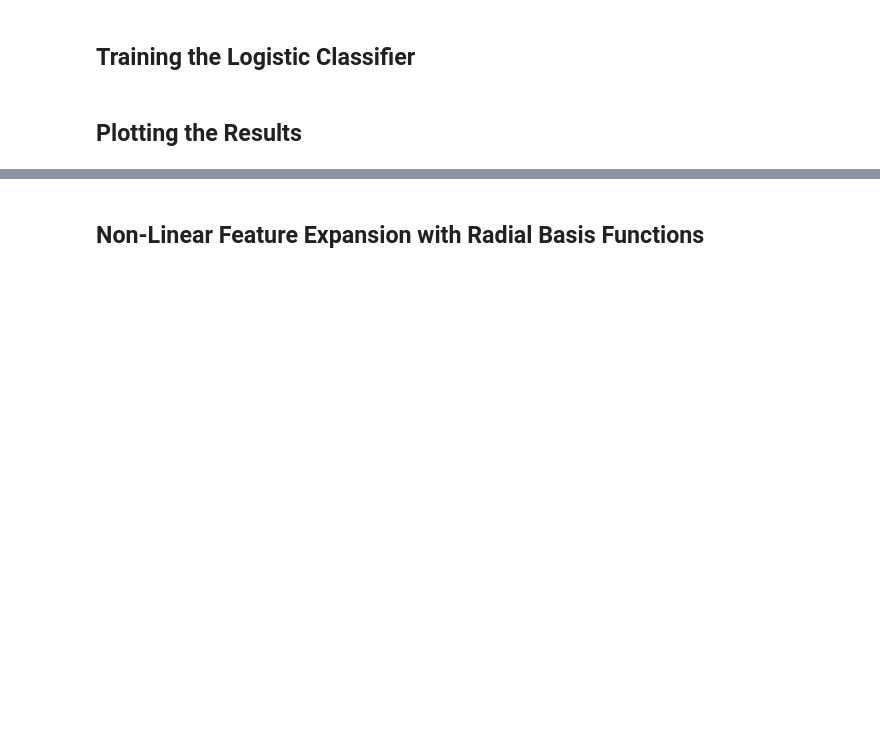
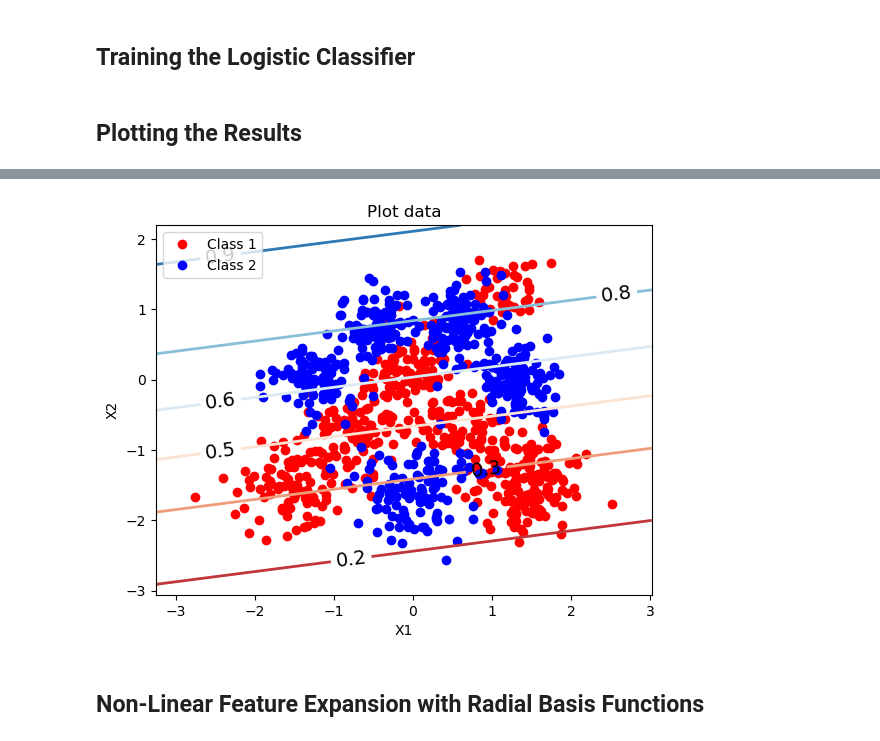
Before and after one commit to liuzihe02/iia, a Jupyter notebook: 3F8/coursework.ipynb, the cells around one changed output, grey strips where cells are left out. Saved outputs shown, nothing was run; the diff lists cells and outputs as text; code cells hidden in the pictures; blank space fills up the shorter version.

```diff
--- a/3F8/coursework.ipynb
+++ b/3F8/coursework.ipynb
@@ -256,19 +233,5 @@ plot_ll(ll_test)
 # %%
-##
-# Function that plots the predictive probabilities of the logistic classifier
-#
-# Input:
-#
-# X: 2d array with the input features for the data (without adding a constant column with ones at the beginning)
-# y: 1d array with the class labels (0 or 1) for the data
-# w: parameter vector
-# map_inputs: function that expands the original 2D inputs using basis functions.
-#
-# Output: Nothing.
-#
-
-
-def plot_predictive_distribution(X, y, w, map_inputs=lambda x: x):
+def plot_predictive_distribution(X, y, w, map_inputs=lambda x: x, save_path=None):
     xx, yy = plot_data_internal(X, y)
     ax = plt.gca()
     X_tilde = get_x_tilde(
@@ -282,11 +245,14 @@ def plot_predictive_distribution(X, y, w, map_inputs=lambda x: x):
     Z = Z.reshape(xx.shape)
     cs2 = ax.contour(xx, yy, Z, cmap="RdBu", linewidths=2)
     plt.clabel(cs2, fmt="%2.1f", colors="k", fontsize=14)
+    if save_path:
+        plt.savefig(save_path, bbox_inches="tight", dpi=150)
     plt.show()
 # %%
-# We plot the predictive distribution
-
-plot_predictive_distribution(X, y, w)
+# Exercise d) - Plot predictive distribution contours
+plot_predictive_distribution(X, y, w, save_path="figures/contours_linear.png")
+# %% [output]
+[figure, added]
 # %% [markdown]
 ## Non-Linear Feature Expansion with Radial Basis Functions
 # %%
```
Also changed, not shown: parts of 9 cells of this notebook, 7 other files.
